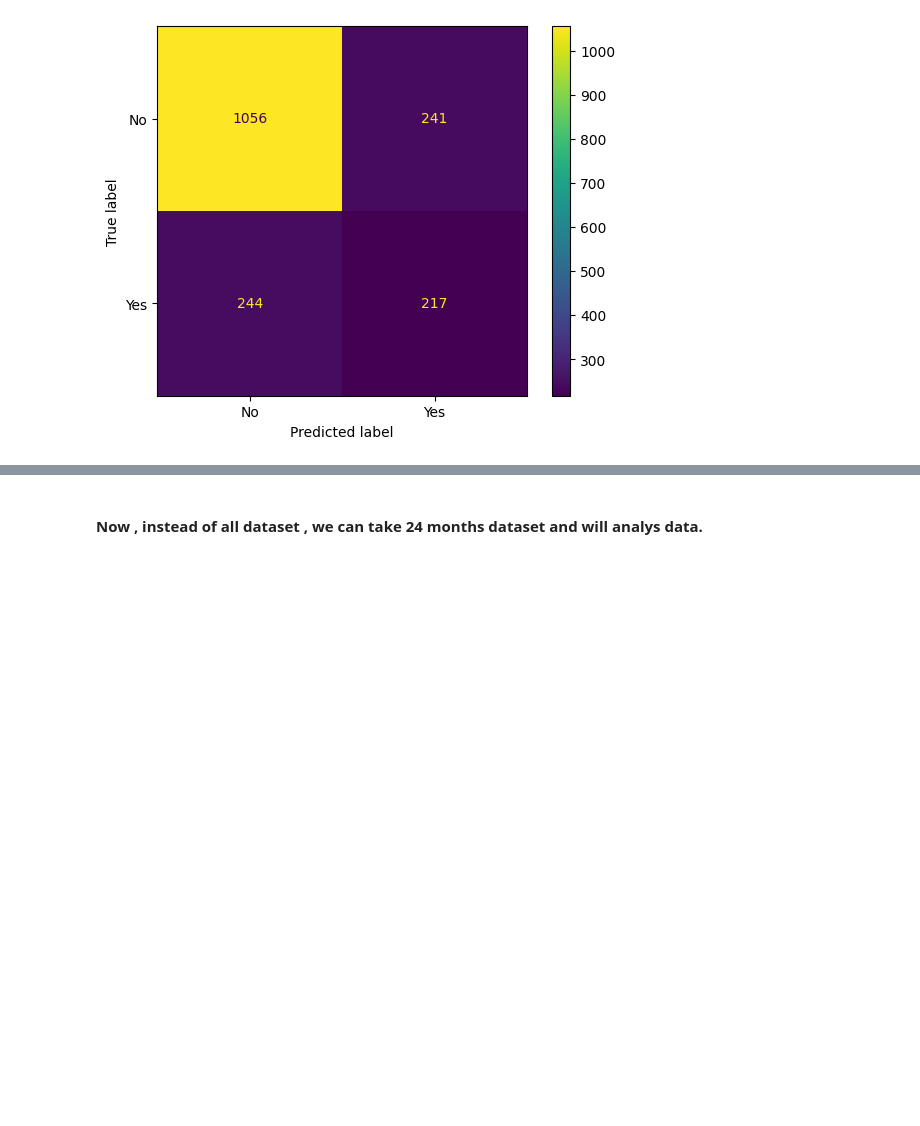
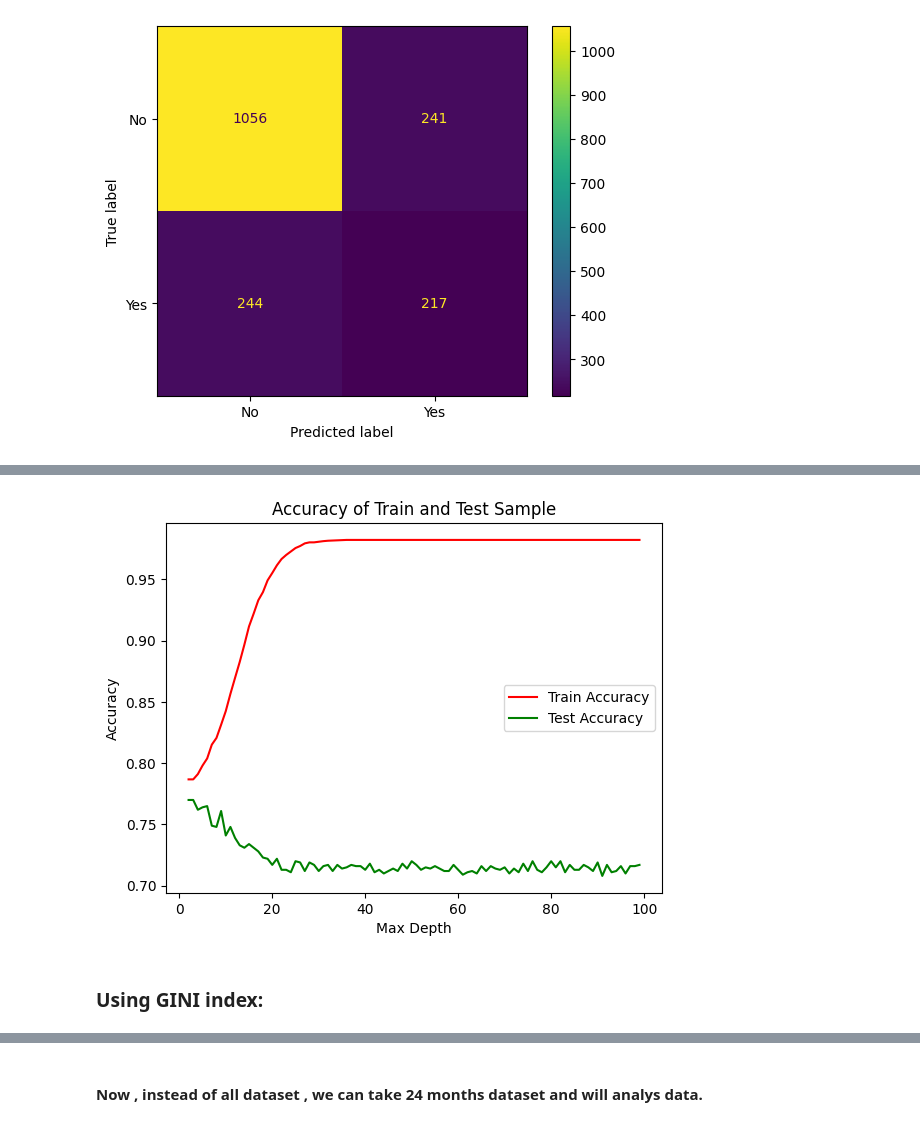
Before and after one commit to dasharepani/decisiontree, a Jupyter notebook: DT_Churn_dataset_1003.ipynb, the cells around one changed output, grey strips where cells are left out. Saved outputs shown, nothing was run; the diff lists cells and outputs as text; code cells hidden in the pictures; blank space fills up the shorter version.

```diff
--- a/DT_Churn_dataset_1003.ipynb
+++ b/DT_Churn_dataset_1003.ipynb
@@ -393,0 +440,21 @@ plt.show()
+# %%
+training_accuracy = []
+testing_accuracy = []
+
+for d in range(2, 100):
+    model = DecisionTreeClassifier(criterion='entropy', max_depth=d)
+    model.fit(X_train, y_train)
+    training_accuracy.append(model.score(X_train, y_train))
+    testing_accuracy.append(model.score(X_test, y_test))
+# %%
+plt.plot(range(2, 100), training_accuracy, c='red', label = 'Train Accuracy')
+plt.plot(range(2, 100), testing_accuracy, c='green', label = 'Test Accuracy')
+plt.legend()
+plt.xlabel('Max Depth')
+plt.ylabel('Accuracy')
+plt.title('Accuracy of Train and Test Sample')
+plt.show()
+# %% [output]
+[figure, added]
+# %% [markdown]
+### Using GINI index:
```
Also changed, not shown: parts of 15 cells of this notebook, 2 other files.
